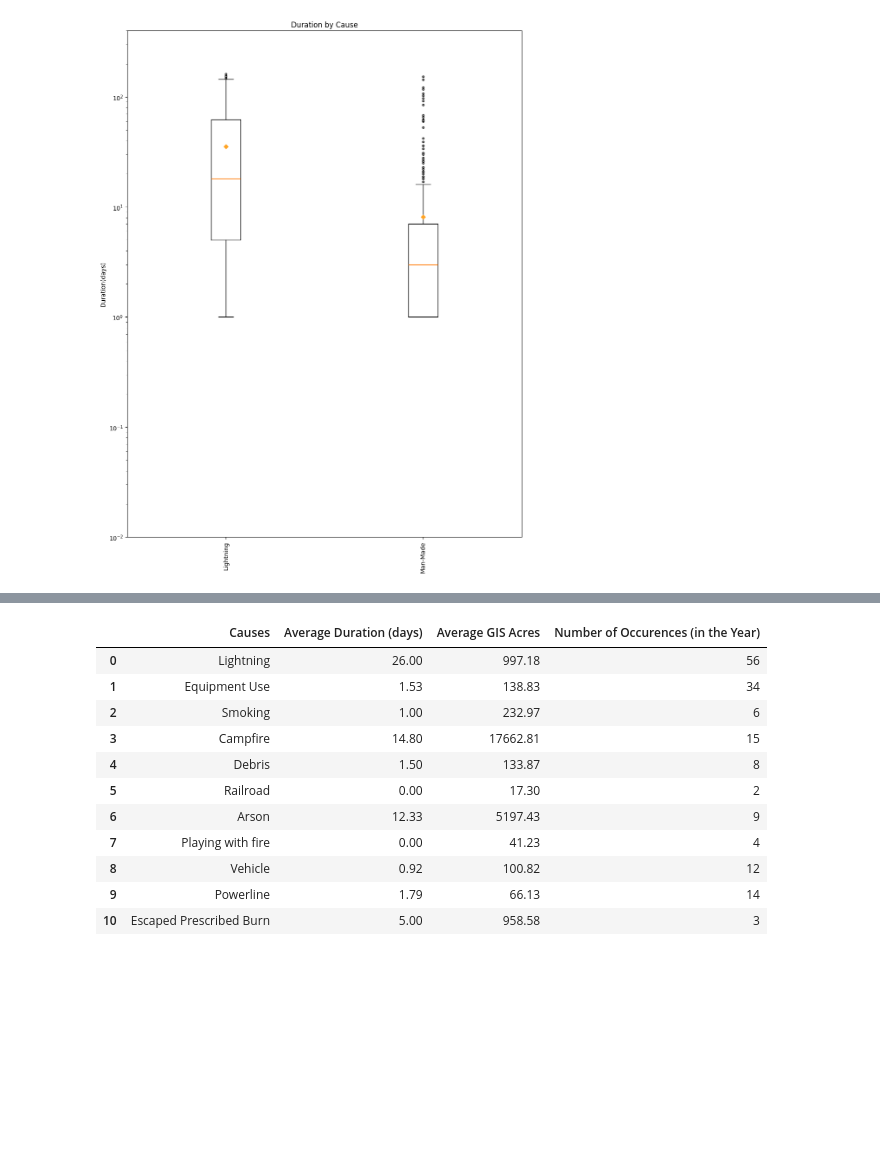
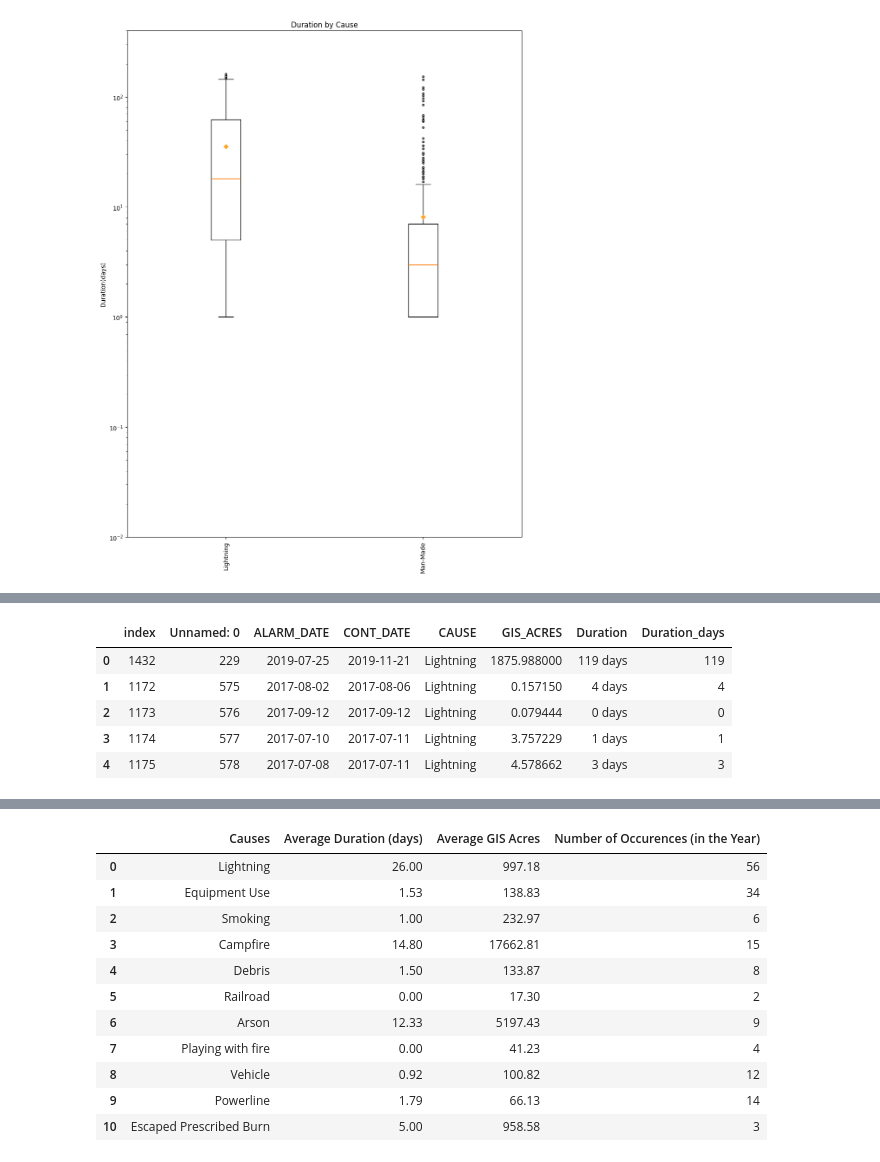
Before and after one commit to epsilonite/pandas-project, a Jupyter notebook: California Wildfire Seasonality/Long/Merged_Ignition_Source.ipynb, the cells around one changed output, grey strips where cells are left out. Saved outputs shown, nothing was run; the diff lists cells and outputs as text; code cells hidden in the pictures; blank space fills up the shorter version.

```diff
--- a/California Wildfire Seasonality/Long/Merged_Ignition_Source.ipynb
+++ b/California Wildfire Seasonality/Long/Merged_Ignition_Source.ipynb
@@ -219,0 +242,34 @@ plt.show()
+# %%
+# Create empty lists to store avarage duration and average acres burn for each cause
+sum_duration = []
+sum_acres = []
+cause_df = cause_gis.sort_values(by='CAUSE').reset_index()
+
+# Create a function that takes in an integer and a dataframe
+# Returns the average duration and average acres burn for a specific cause
+def average_calc(i, df):
+    test_df = df.loc[df['CAUSE'] == i]
+    days = []
+    for d in test_df['Duration_days']:
+        days.append(d)
+    if len(days) != 0:
+        average_d = round(sum(days),2)
+    else:
+        average_d = 0
+    average_a = round(test_df['GIS_ACRES'].sum(),2)
+    return average_d, average_a
+
+# Loop to populate average duration and average acres lists
+for i in cause_df['CAUSE'].unique():
+    d, a = average_calc(i, cause_df)
+    sum_duration.append(d)
+    sum_acres.append(a)
+cause_list = cause_df['CAUSE'].unique()
+cause_df.head()
+# %% [output]
+|  | index | Unnamed: 0 | ALARM_DATE | CONT_DATE | CAUSE | GIS_ACRES | Duration | Duration_days |
+| 0 | 1432 | 229 | 2019-07-25 | 2019-11-21 | Lightning | 1875.988000 | 119 days | 119 |
+| 1 | 1172 | 575 | 2017-08-02 | 2017-08-06 | Lightning | 0.157150 | 4 days | 4 |
+| 2 | 1173 | 576 | 2017-09-12 | 2017-09-12 | Lightning | 0.079444 | 0 days | 0 |
+| 3 | 1174 | 577 | 2017-07-10 | 2017-07-11 | Lightning | 3.757229 | 1 days | 1 |
+| 4 | 1175 | 578 | 2017-07-08 | 2017-07-11 | Lightning | 4.578662 | 3 days | 3 |
```
Also changed, not shown: parts of 5 cells of this notebook, 2 other files.
